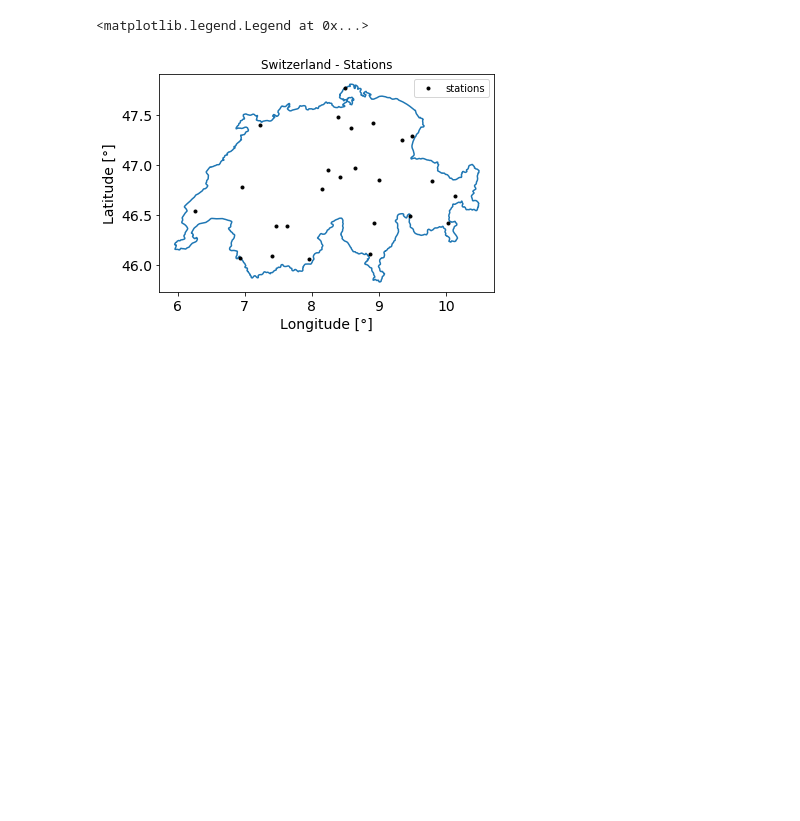
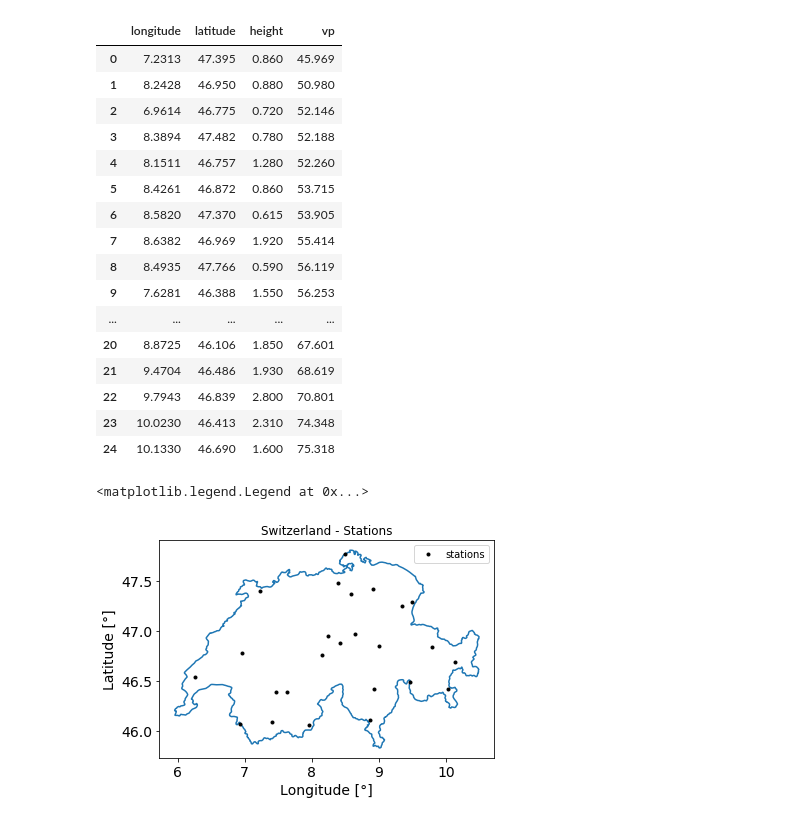
Before and after one commit to Japhiolite/geothermics, a Jupyter notebook: dev/10_inverse_problems_in_geosciences.ipynb, the cells around one changed output. Saved outputs shown, nothing was run; the diff lists cells and outputs as text; code cells hidden in the pictures; blank space fills up the shorter version.

```diff
--- a/dev/10_inverse_problems_in_geosciences.ipynb
+++ b/dev/10_inverse_problems_in_geosciences.ipynb
@@ -21,8 +49,27 @@ import matplotlib.pyplot as plt
 %matplotlib inline
 # %%
 # let's load the data
-coord = np.genfromtxt('loctim.txt')
 border = np.genfromtxt('border.xy')
+dat = p.read_csv('loctim.txt',delim_whitespace=True)
+dat
+# %% [output]
+|  | longitude | latitude | height | vp |
+| 0 | 7.2313 | 47.395 | 0.860 | 45.969 |
+| 1 | 8.2428 | 46.950 | 0.880 | 50.980 |
+| 2 | 6.9614 | 46.775 | 0.720 | 52.146 |
+| 3 | 8.3894 | 47.482 | 0.780 | 52.188 |
+| 4 | 8.1511 | 46.757 | 1.280 | 52.260 |
+| 5 | 8.4261 | 46.872 | 0.860 | 53.715 |
+| 6 | 8.5820 | 47.370 | 0.615 | 53.905 |
+| 7 | 8.6382 | 46.969 | 1.920 | 55.414 |
+| 8 | 8.4935 | 47.766 | 0.590 | 56.119 |
+| 9 | 7.6281 | 46.388 | 1.550 | 56.253 |
+| ... | ... | ... | ... | ... |
+| 20 | 8.8725 | 46.106 | 1.850 | 67.601 |
+| 21 | 9.4704 | 46.486 | 1.930 | 68.619 |
+| 22 | 9.7943 | 46.839 | 2.800 | 70.801 |
+| 23 | 10.0230 | 46.413 | 2.310 | 74.348 |
+| 24 | 10.1330 | 46.690 | 1.600 | 75.318 |
 # %%
 plt.plot(border[:,0],border[:,1])
 plt.plot(coord[:,0], coord[:,1], 'k.', label='stations')
```
Also changed, not shown: parts of 5 cells of this notebook, 1 other file.
